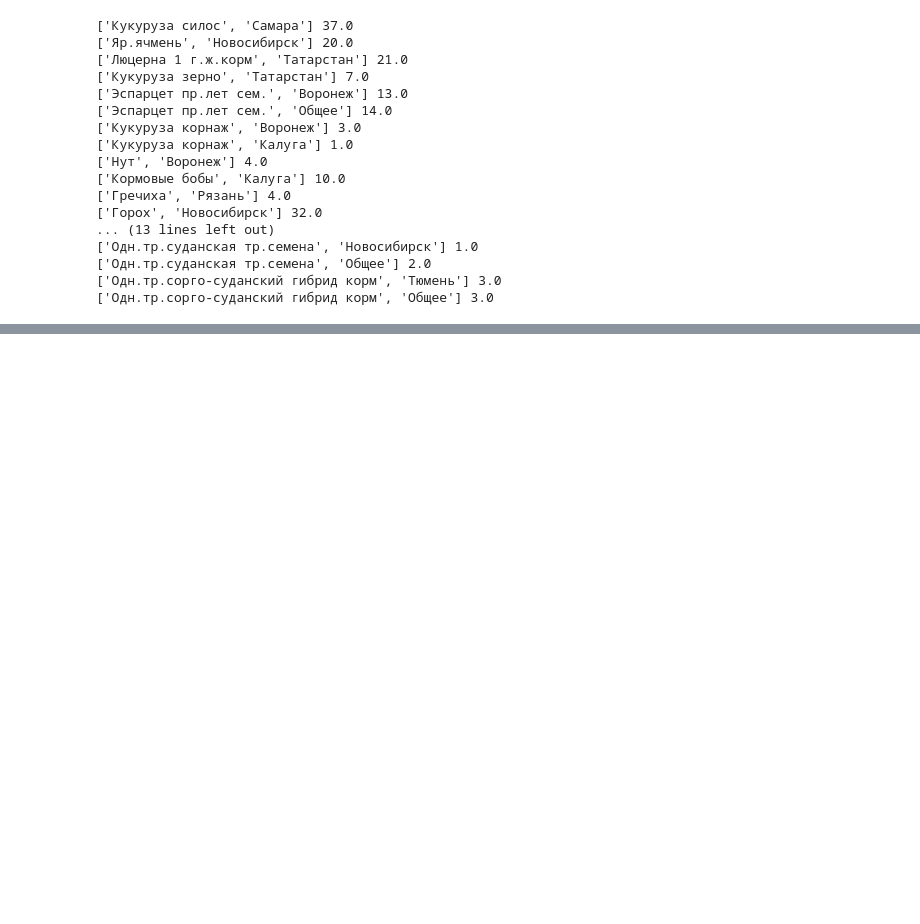
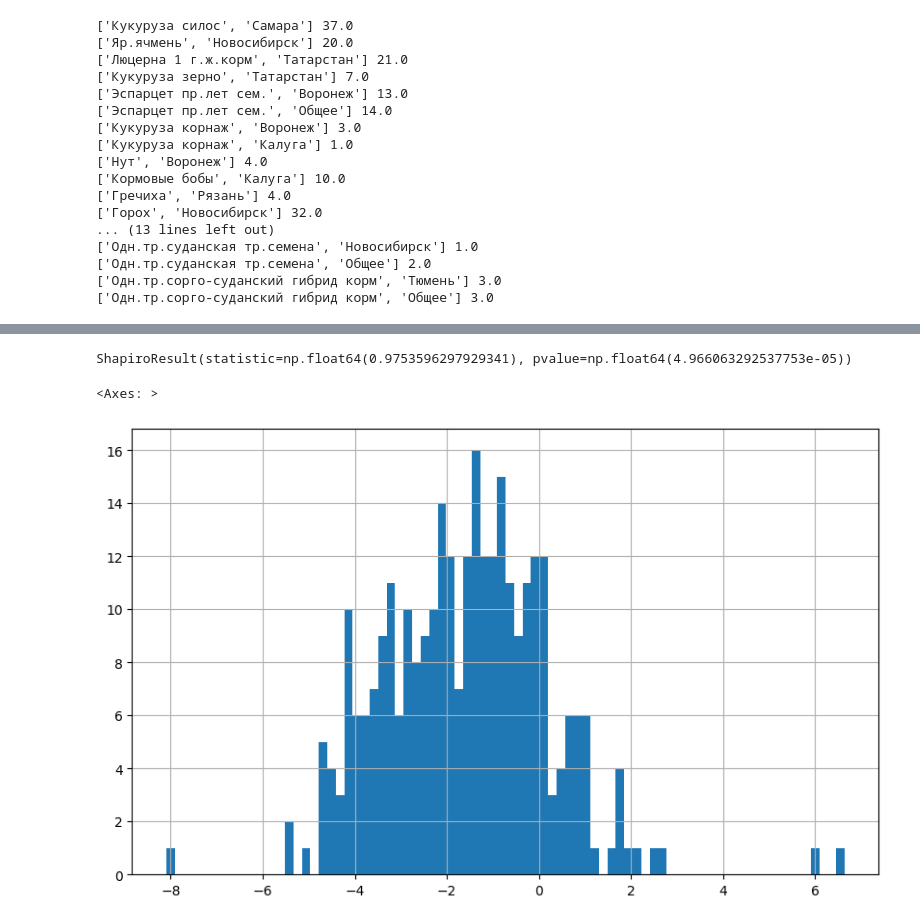
Before and after one commit to VladSunny/DANO_EKONIVA, a Jupyter notebook: notebooks/reborn.ipynb, the cells around one changed output, grey strips where cells are left out. Saved outputs shown, nothing was run; the diff lists cells and outputs as text; code cells hidden in the pictures; blank space fills up the shorter version.

```diff
--- a/notebooks/reborn.ipynb
+++ b/notebooks/reborn.ipynb
@@ -1037,0 +1084,9 @@ for i in pos_diff_mean:
+# %%
+shapiro(df_main_clear['fact_plan_diff'][:3000:10])
+# %% [output]
+ShapiroResult(statistic=np.float64(0.9753596297929341), pvalue=np.float64(4.966063292537753e-05))
+# %%
+df_main_clear['fact_plan_diff'][:3000:10].hist(bins=80, figsize=(10, 6))
+# %% [output]
+<Axes: >
+[figure, added]
```
Also changed, not shown: parts of 10 cells of this notebook.
